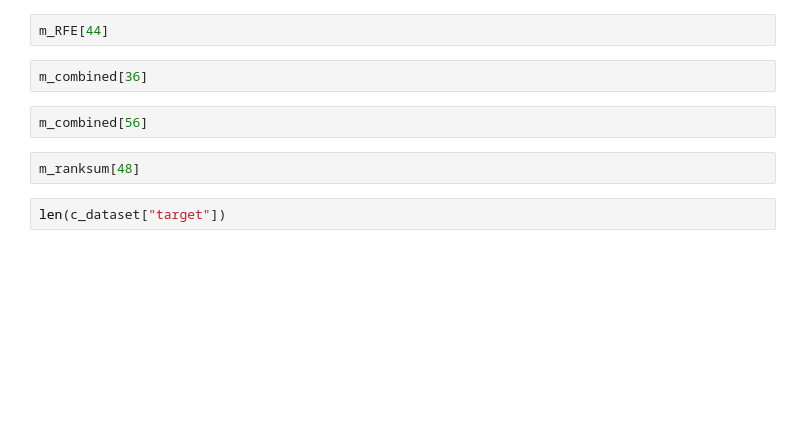
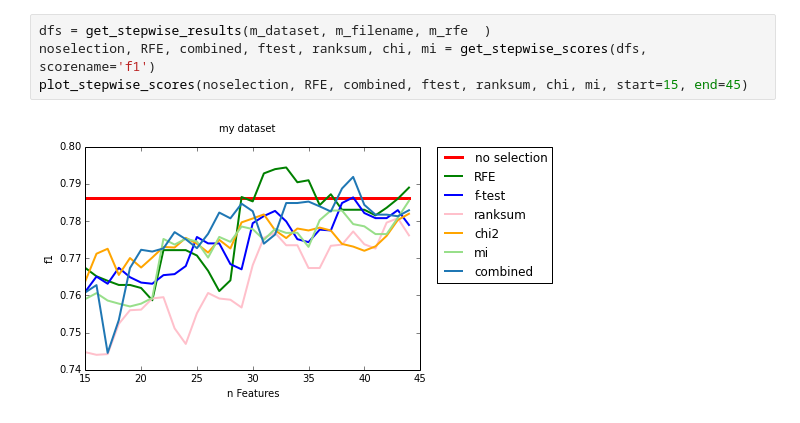
Before and after one commit to nischikata/AggressivenessClassification, a Jupyter notebook: feature_selection_results.ipynb, the cells around one changed output. Cells and saved outputs as stored; diff of their text form; blank space fills up the shorter version.

Commit message:
plot of stepwise scores

```diff
--- a/feature_selection_results.ipynb
+++ b/feature_selection_results.ipynb
@@ -131,10 +84,6 @@ plt.show()
-# %%
-m_RFE[44]
-# %%
-m_combined[36]
-# %%
-m_combined[56]
-# %%
-m_ranksum[48]
-# %%
-len(c_dataset["target"])
+# %%
+dfs = get_stepwise_results(m_dataset, m_filename, m_rfe  )
+noselection, RFE, combined, ftest, ranksum, chi, mi = get_stepwise_scores(dfs, scorename='f1')
+plot_stepwise_scores(noselection, RFE, combined, ftest, ranksum, chi, mi, start=15, end=45)
+# %% [output]
+[figure, added]
```
Also changed, not shown: parts of 10 cells of this notebook.
